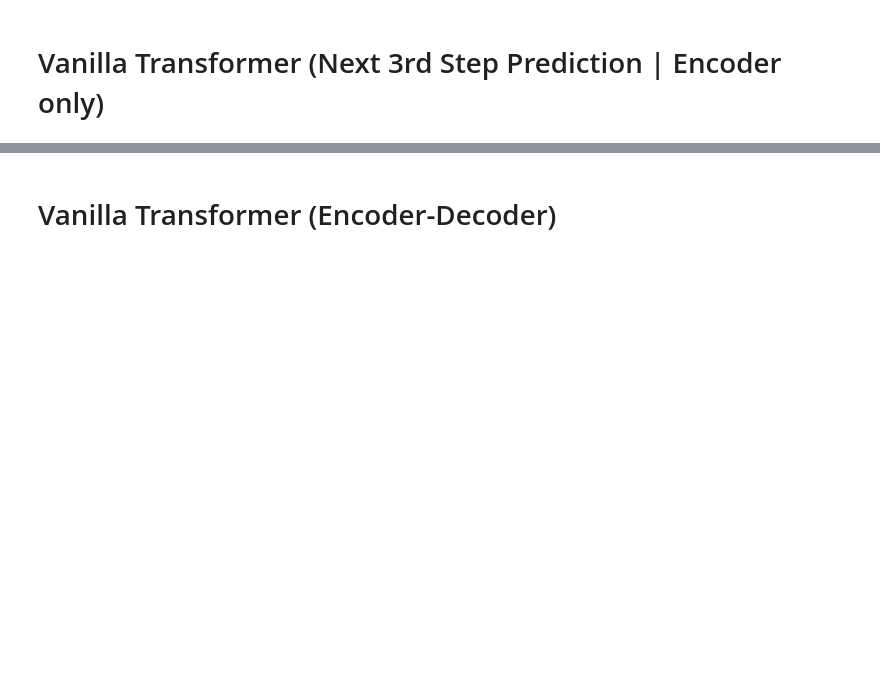
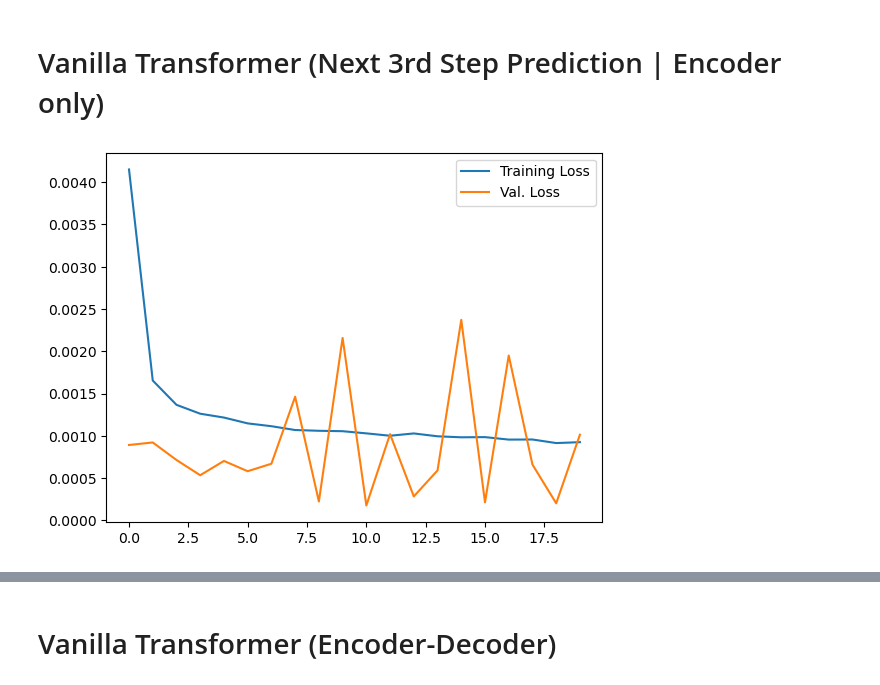
Before and after one commit to HuseynG/BitcoinPricePrediction, a Jupyter notebook: Prediction_Models/vanilla_transformer_optimisation_hourly.ipynb, the cells around one changed output, grey strips where cells are left out. Cells and saved outputs as stored; diff of their text form; code cells hidden in the pictures; blank space fills up the shorter version.

```diff
--- a/Prediction_Models/vanilla_transformer_optimisation_hourly.ipynb
+++ b/Prediction_Models/vanilla_transformer_optimisation_hourly.ipynb
@@ -342,13 +360,22 @@ def objective(params):
     )
     model = model.to(device)
 
-    optimizer = Adam(model.parameters(), lr=params['lr'])
+    optimiser = Adam(model.parameters(), lr=params['lr'])
     scheduler = ReduceLROnPlateau(optimizer, 'min', factor=0.9, patience=5)
     criterion = MSELoss()
 
-    model_trainer = Trainer(model, train_dataloader, val_dataloader, test_dataloader, criterion, optimizer,
-                 scheduler, device, num_epochs=50, early_stopping_patience_limit=10,
-                 is_save_model=True, scaler=scaler_close)
+    model_trainer = Trainer(model=model,
+                train_dataloader=train_dataloader,
+                val_dataloader=val_dataloader,
+                test_dataloader=test_dataloader,
+                criterion=criterion,
+                optimiser=optimiser,
+                scheduler=scheduler,
+                device=device,
+                num_epochs=50,
+                early_stopping_patience_limit=10,
+                is_save_model=True,
+                scaler=scaler_close)
 
     train_losses, val_losses = model_trainer.train_loop()
 
@@ -635,3 +701,68 @@ Test MSE: 2100481.5, Test MAE: 1262.593994140625
 [figure]
 # %% [markdown]
 # Vanilla Transformer (Next 3rd Step Prediction | Encoder only)
+# %%
+# data preprocessing
+# training
+df = pd.read_csv("../data/Final_data_hourly.csv")
+with open('../data/top_feattures.pkl', 'rb') as file:
+    top_feattures = pickle.load(file)
+top_feattures = top_feattures[:2]
+top_feattures.append("close")
+df = df[top_feattures]
+input_seq_len_ = 168
+output_seq_len_ = 12
+scaled_df, scaler_general, scaler_close, train_dataloader, val_dataloader, test_dataloader = preprocess_data(df,
+                                                                                                             batch_size = 256,
+                                                                                                             input_seq_len=input_seq_len_,
+                                                                                                             output_seq_len=output_seq_len_,
+                                                                                                             output_as_seq=False)
+
+
+with open('../data/best_on_hyperparam_for_top_Feature_Combo_vanilla_transformer_hourly.pkl', 'rb') as file:
+    best = pickle.load(file)
+
+# instantiating model (after hyperparameter tuning)
+
+num_features = int(len(scaled_df.columns)) # a.k.a, number of cols in df
+num_layers = int(best["num_layers"])
+num_heads = int(best["num_heads"])
+d_model = int(best['d_model_by_num_heads']) * num_heads
+dff = int(best['dff'])
+mlp_size = int(best['mlp_size']) # size of the first MLP layer
+dropout_rate = round(best['dropout_rate'], 3)  # dropout rate for the Transformer layers
+mlp_dropout_rate = round(best['mlp_dropout_rate'], 3) # dropout rate for the MLP layers
+
+# instantiating model
+model = VanillaTimeSeriesTransformer_EncoderOnly(num_features, num_layers, d_model, num_heads, dff, output_seq_len_,
+                                output_seq_len_, mlp_size, dropout_rate, mlp_dropout_rate)
+
+# moving the model to the device (GPU if available)
+device = torch.device('cuda' if torch.cuda.is_available() else 'cpu')
+model = model.to(device)
+
+
+criterion = MSELoss() # L1Loss()
+optimiser = Adam(model.parameters(), lr=round(best['lr'], 6))
+scheduler = torch.optim.lr_scheduler.ReduceLROnPlateau(optimiser, 'min', factor=0.9, patience=5)
+
+# declaring trainer object
+model_trainer = Trainer(model=model,
+                  train_dataloader=train_dataloader,
+                  val_dataloader=val_dataloader,
+                  test_dataloader=test_dataloader,
+                  criterion=criterion,
+                  optimiser=optimiser,
+                  scheduler=scheduler,
+                  device=device,
+                  num_epochs=20,
+                  early_stopping_patience_limit=10,
+                  is_save_model=True,
+                  scaler=scaler_close)
+
+# training
+train_losses, val_losses = model_trainer.train_loop(is_plot=True, is_plot_and_plot_test=True)
+# testing
+mse, mae = model_trainer.test_model()
+# %% [output]
+[figure, added]
```
Also changed, not shown: parts of 8 cells of this notebook, 1 other file.
